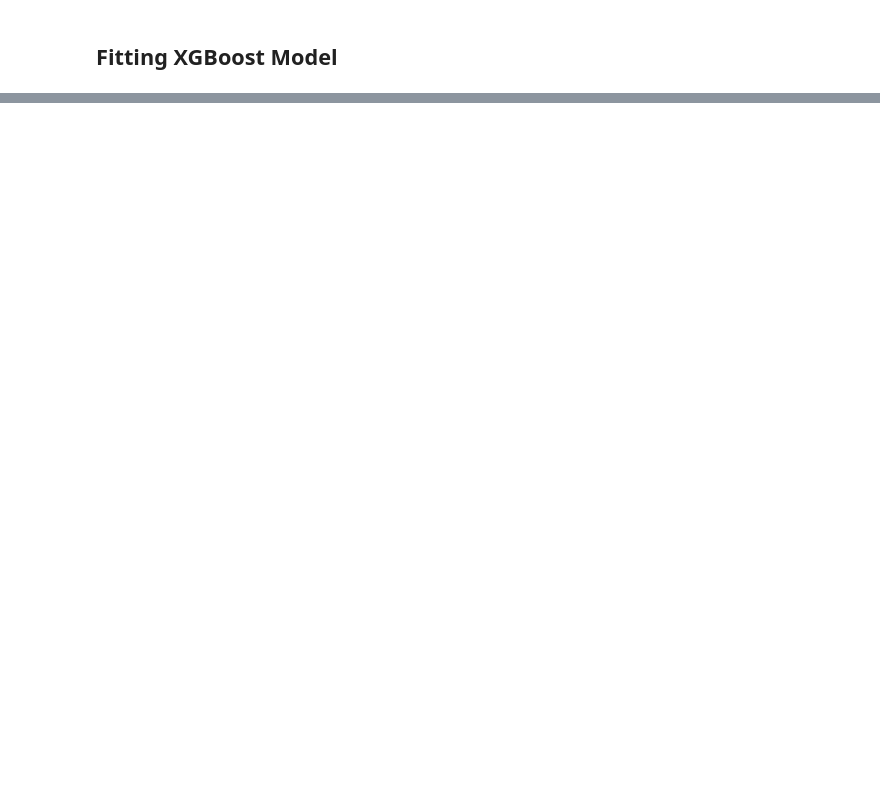
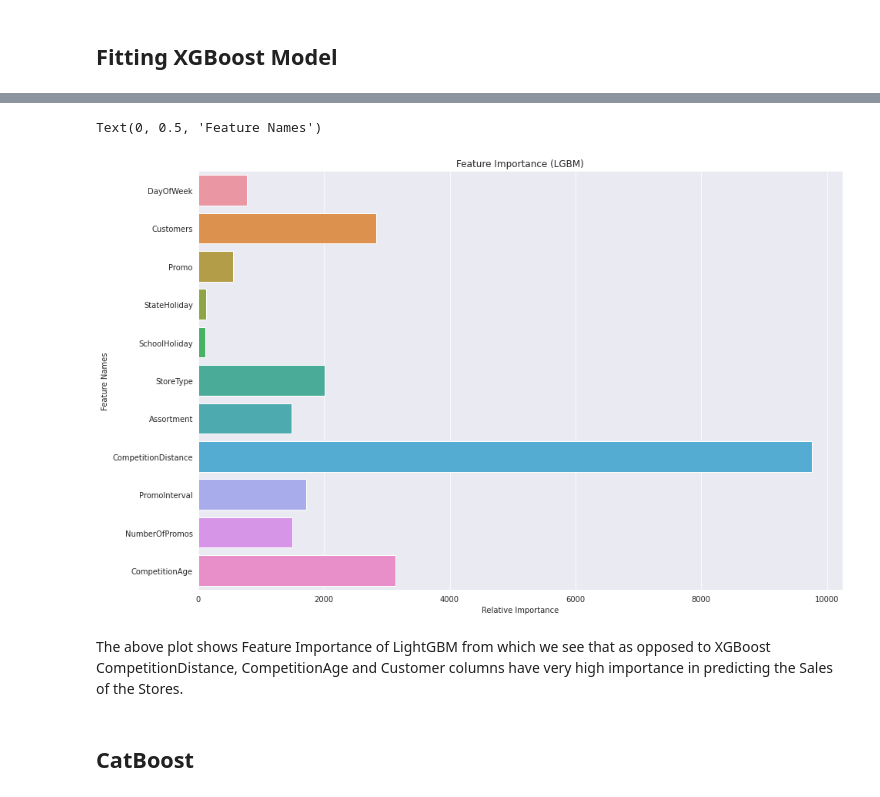
Before and after one commit to Adityasingh675/Supervised-ML-Regression, a Jupyter notebook: Rossmann_Sales_Prediction_Capstone_Project.ipynb, the cells around one changed output, grey strips where cells are left out. Saved outputs shown, nothing was run; the diff lists cells and outputs as text; code cells hidden in the pictures; blank space fills up the shorter version.

Commit message:
Implemented XGB, LGBM, CatBoost

```diff
--- a/Rossmann_Sales_Prediction_Capstone_Project.ipynb
+++ b/Rossmann_Sales_Prediction_Capstone_Project.ipynb
@@ -1348,0 +1531,14 @@ print(r2_score(y_test, y_pred_xgb_te_cv))
+# %%
+# Plot feature importances according to LGBM.
+fig = plt.figure(figsize=(15,10))
+sns.barplot(lgbm_reg.feature_importances_, feature_names)
+plt.title('Feature Importance (LGBM)')
+plt.xlabel('Relative Importance')
+plt.ylabel('Feature Names')
+# %% [output]
+Text(0, 0.5, 'Feature Names')
+[figure, added]
+# %% [markdown]
+The above plot shows Feature Importance of LightGBM from which we see that as opposed to XGBoost CompetitionDistance, CompetitionAge and Customer columns have very high importance in predicting the Sales of the Stores.
+# %% [markdown]
+## CatBoost
```
Also changed, not shown: parts of 135 cells of this notebook.
